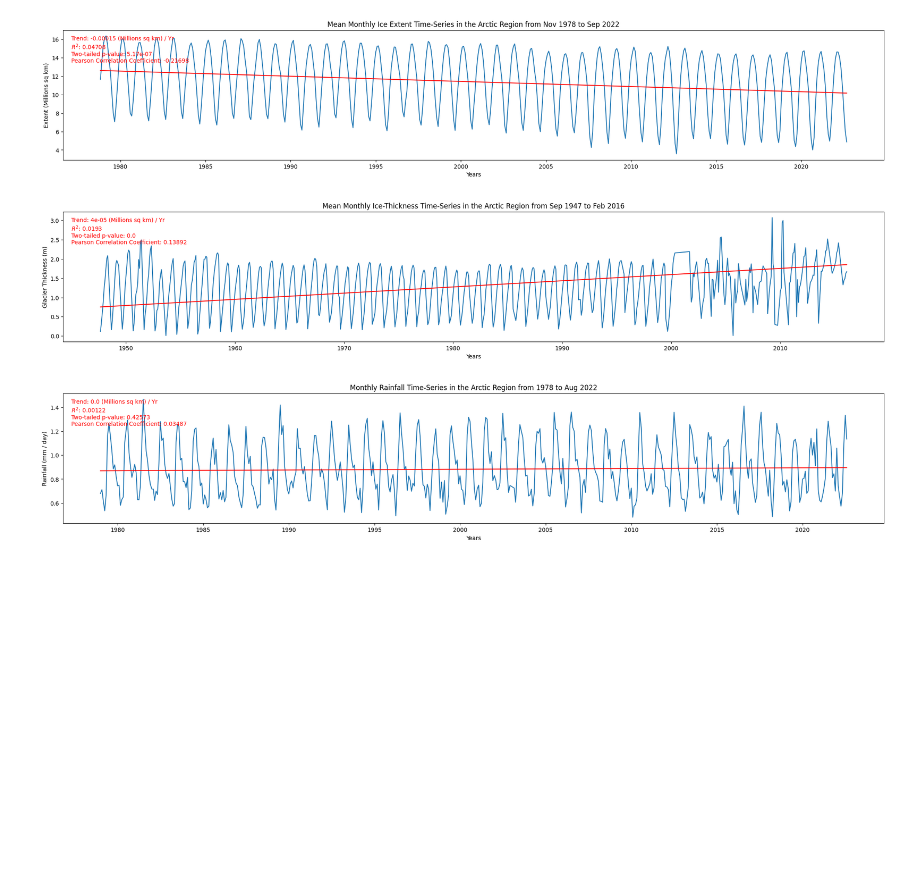
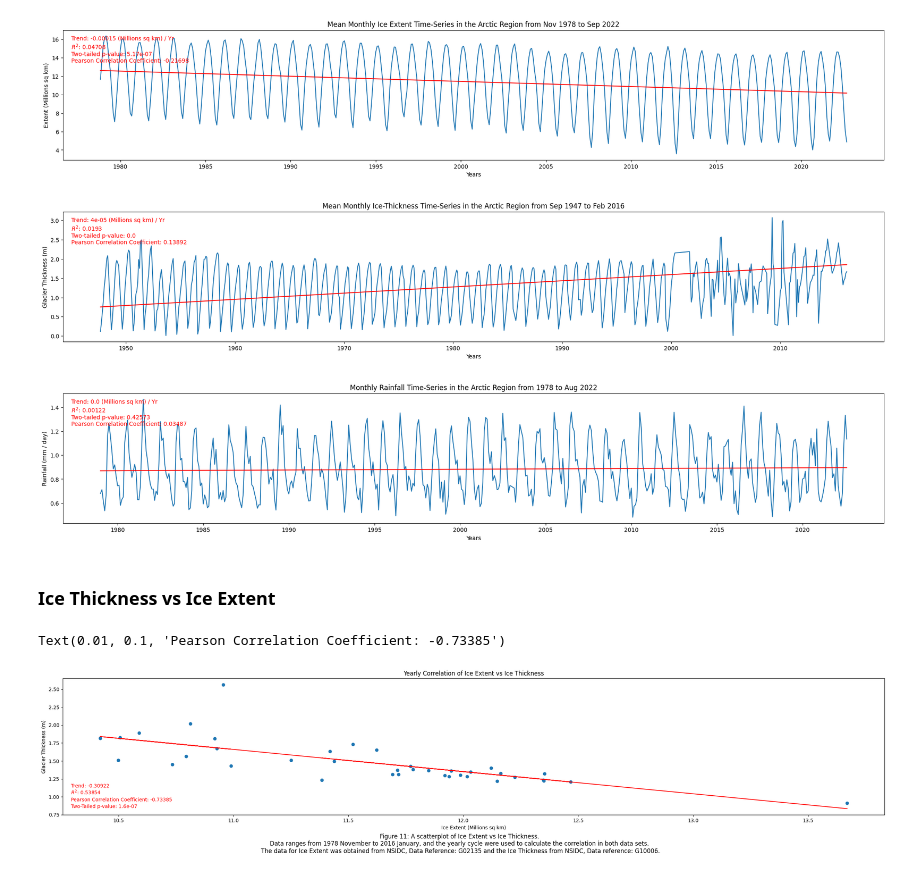
Before and after one commit to gardeneda/Arctic-Ice-vs-Precipitation, a Jupyter notebook: data_management.ipynb, the cells around one changed output. Cells and saved outputs as stored; diff of their text form; code cells hidden in the pictures; blank space fills up the shorter version.

Commit message:
Finished statistical analysis for (Ice Extent vs Ice Thickness), (Ice Extent vs Precipitation), and (Ice Thickness vs Precipitation).

```diff
--- a/data_management.ipynb
+++ b/data_management.ipynb
@@ -738,2 +752,62 @@ plt.subplots_adjust(left=0.1,
 # %% [output]
 [figure]
+# %% [markdown]
+<h3>Ice Thickness vs Ice Extent</h3>
+# %%
+## STATISTICAL ANALYSIS ON ICE_THICKNESS VS ICE_EXTENT
+
+# Need to mask both the ice_thickness data and the ice_extent data to match each other's time range.
+ice_thickness = ice_thickness[(ice_thickness.index > '1978-11-01') & (ice_thickness.index < '2016-01-01')]
+extent = ice_extent[mask_extent & (ice_extent.index > '1978-11-01') &(ice_extent.index < '2016-01-01')]
+
+# Need to make the two values the same number of data points.
+# We want to analyze the yearly values, and therefore take the mean of the yearly values for each.
+thkns_values = ice_thickness.groupby(ice_thickness.index.year)['Avg_thkns'].mean()
+extent_values = extent.groupby(extent.index.year)['extent'].mean()
+
+## OLS for Ice_Thickness vs Ice_Extent
+y = thkns_values
+x = extent_values
+
+# Add a column of ones to the x variables (required for statsmodel regression)
+x = sm.add_constant(x)
+
+# Fit linear model to training data (drop missing values)
+extent_vs_thkns_model = sm.OLS(y, x, missing='drop').fit()
+
+# Attain prediction of the model with date as independent variable.
+prediction_extent_vs_thkns = extent_vs_thkns_model.predict(x)
+
+# Store the trend, 95% confidence intervals, and Rsquare
+trend_extent_vs_thkns = extent_vs_thkns_model.params[1]
+conf_extent_vs_thkns = extent_vs_thkns_model.conf_int()[1]
+rsquared_extent_vs_thkns = extent_vs_thkns_model.rsquared
+
+# Performing the Pearson's Correlation measure on the two data sets.
+x = extent_values
+pearson_extent_vs_thkns = stat.pearsonr(x, y)
+
+# Isolating the Pearson's Correlation Coefficient
+pearson_coefficient_extent_vs_thkns = pearson_extent_vs_thkns[0]
+
+# Isolating the two-tailed p-values
+two_pvalue_extent_vs_thkns = pearson_extent_vs_thkns[1]
+
+# Plotting the data.
+plt.figure(figsize=(30,5))
+plt.scatter(extent_values, thkns_values, label="Ice Extent vs Ice Thickness")
+plt.plot(extent_values, prediction_extent_vs_thkns, color='r')
+plt.title("Yearly Correlation of Ice Extent vs Ice Thickness")
+plt.xlabel("Ice Extent (Millions sq km)")
+plt.ylabel("Glacier Thickness (m)")
+plt.figtext(0.5, -0.1, 'Figure 11: A scatterplot of Ice Extent vs Ice Thickness. \n' +
+            'Data ranges from 1978 November to 2016 January, and the yearly cycle were used to calculate the correlation in both data sets. \n'
+            'The data for Ice Extent was obtained from NSIDC, Data Reference: G02135 and the Ice Thickness from NSIDC, Data reference: G10006.',
+            wrap=True, horizontalalignment='center', fontsize=12)
+plt.annotate('Trend: ' + str(round(trend_extent_vs_thkns, 5)), xy=(0.01, 0.2), xycoords='axes fraction', color='r', fontsize=10)
+plt.annotate('$R^2$: ' + str(round(rsquared_extent_vs_thkns, 5)), xy=(0.01, 0.15), xycoords='axes fraction', color='r', fontsize=10)
+plt.annotate('Two-Tailed p-value: ' + str(round(two_pvalue_extent_vs_thkns, 8)), xy=(0.01, 0.05), xycoords='axes fraction', color='r', fontsize=10)
+plt.annotate('Pearson Correlation Coefficient: ' + str(round(pearson_coefficient_extent_vs_thkns, 5)), xy=(0.01, 0.1), xycoords='axes fraction', color='r', fontsize=10)
+# %% [output]
+Text(0.01, 0.1, 'Pearson Correlation Coefficient: -0.73385')
+[figure, added]
```
Also changed, not shown: parts of 6 cells of this notebook.
